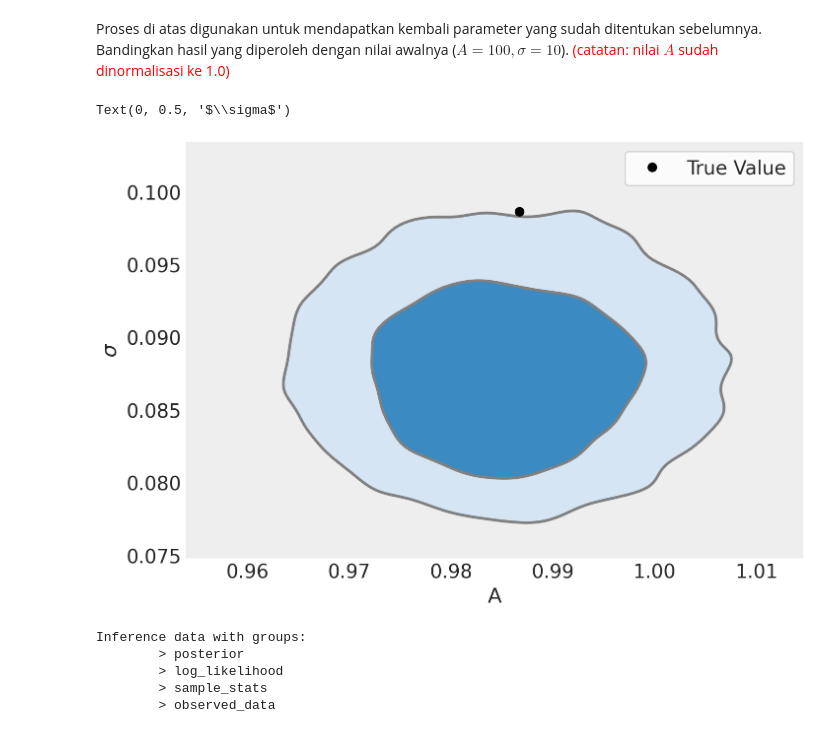
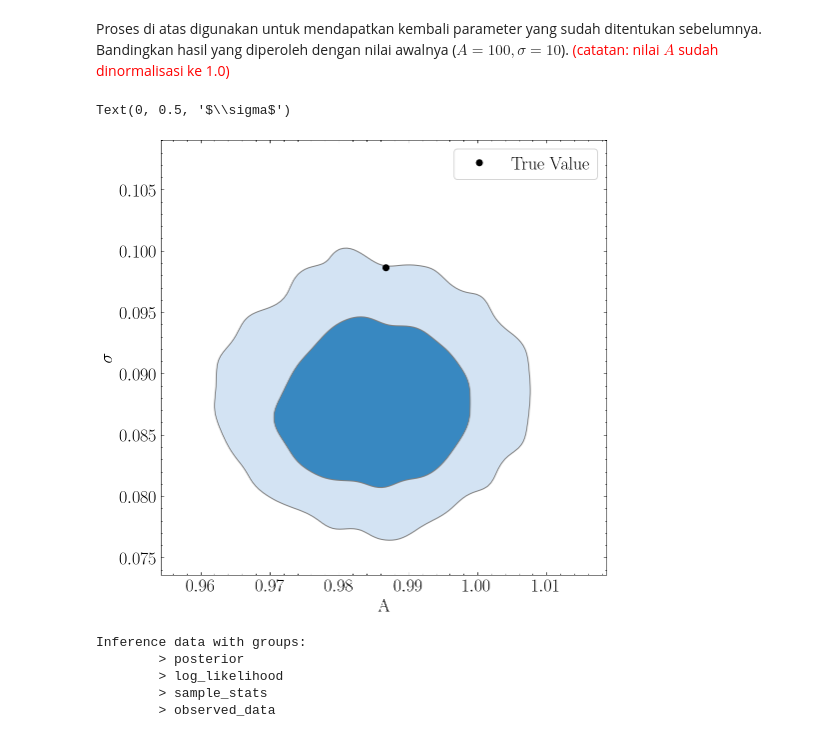
Before and after one commit to agustrionopj/Project-BEACON, a Jupyter notebook: [BEACON-PyMC4] Simulate data.ipynb, the cells around one changed output. Cells and saved outputs as stored; diff of their text form; code cells hidden in the pictures.

Commit message:
Science plots latex setting

```diff
--- a/[BEACON-PyMC4] Simulate data.ipynb
+++ b/[BEACON-PyMC4] Simulate data.ipynb
@@ -27,17 +27,20 @@ set_matplotlib_formats('retina')
 
 import numpy as np
 import matplotlib.pyplot as plt
-plt.style.use(['science', 'notebook'])
+import scienceplots
+plt.rcParams['axes.unicode_minus'] = False
+
+plt.style.use(['science'])
 # import seaborn as sns; sns.set(font_scale=1.5)
 import scipy.special
 import pandas as pd
 import pymc as pm
 import arviz as az
-az.style.use('arviz-darkgrid')
+# az.style.use('arviz-darkgrid')
 
 # plt.style.use('ggplot')
 # plt.rcParams['font.family'] = 'Serif'
-# plt.rcParams['font.size'] = '16'
+plt.rcParams['font.size'] = '18'
 # %%
 def diffract(t, t0, A, v):
     cc, ss = scipy.special.fresnel(v*(t-t0))
@@ -127,19 +130,20 @@ az.summary(idata)
 # %% [markdown]
 Proses di atas digunakan untuk mendapatkan kembali parameter yang sudah ditentukan sebelumnya. Bandingkan hasil yang diperoleh dengan nilai awalnya ($A = 100, \sigma = 10$). <span style="color:red">(catatan: nilai $A$ sudah dinormalisasi ke 1.0)</span>
 # %%
+plt.figure(figsize = (8,8))
 az.plot_kde(
     idata.posterior.stack(sample=("chain", "draw")).A.values,
     idata.posterior.stack(sample=("chain", "draw")).σ.values,
     contourf_kwargs={"cmap": "Blues"},
     hdi_probs = [0.68, 0.95]
 )
 plt.plot(A_true_scaled, σ_true_scaled, "ko", label="True Value")
 plt.legend(facecolor="white", frameon=True);
 plt.xlabel(r"A")
 plt.ylabel(r"$\sigma$")
 # %% [output]
 Text(0, 0.5, '$\\sigma$')
-[figure, old version]
+[figure, new version]
 # %%
 idata
 # %% [output]
```
Also changed, not shown: parts of 23 cells of this notebook, 5 other files.
